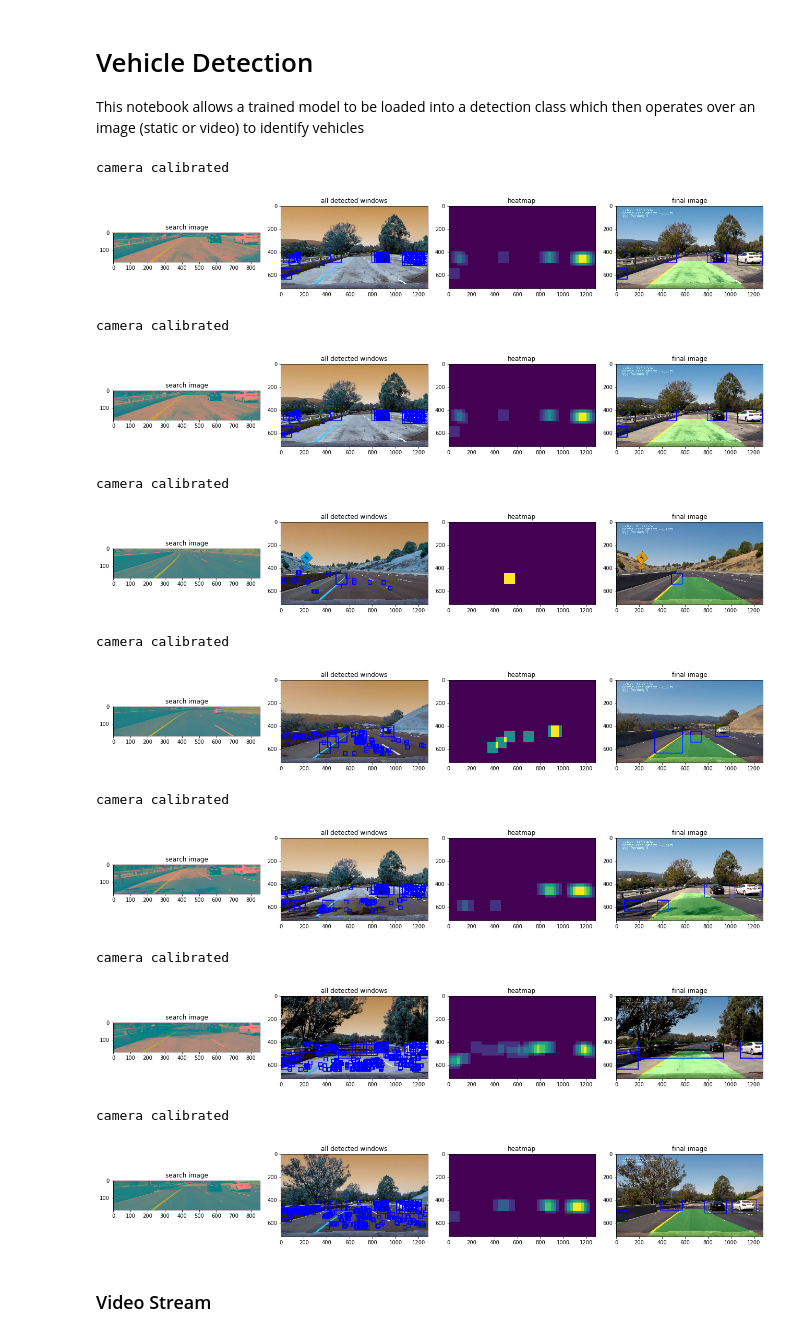
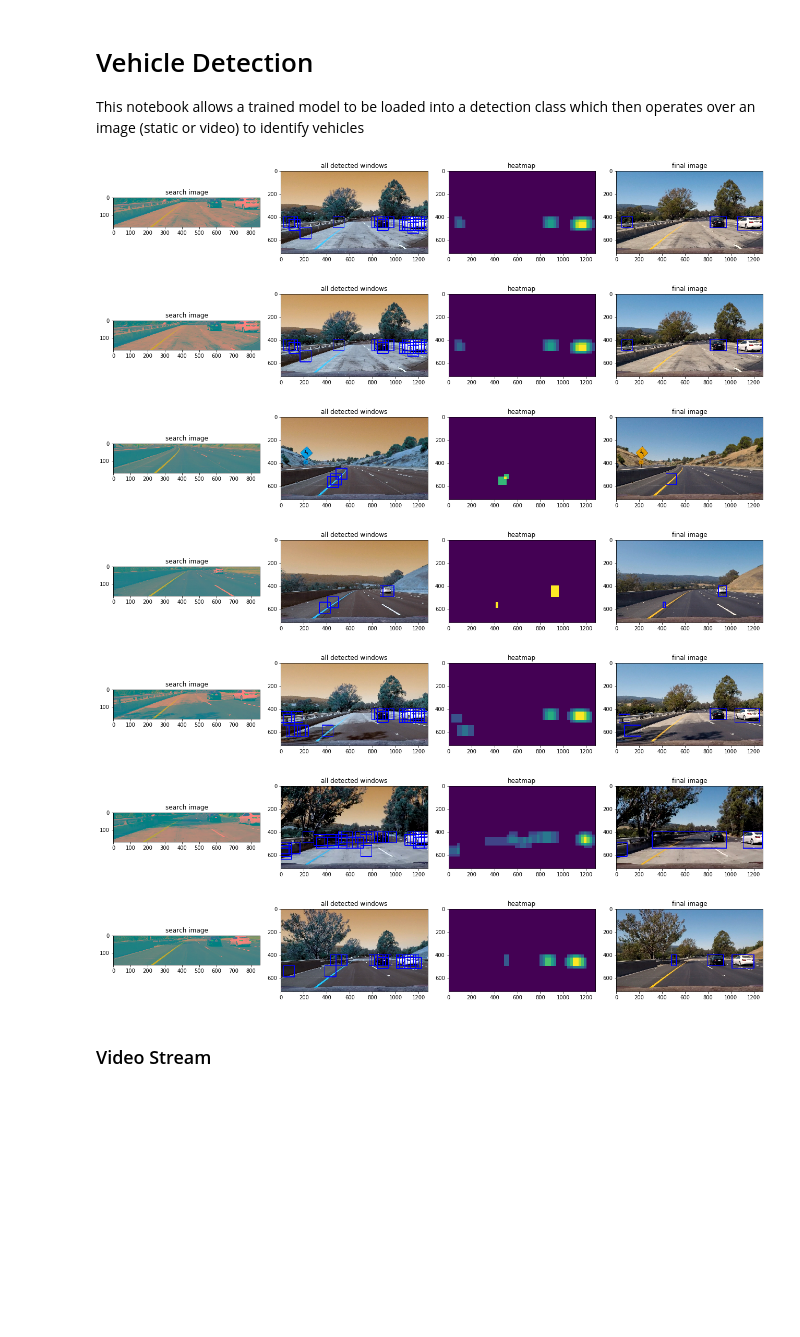
Before and after one commit to escolmebartlebooth/usdc-t1-p5-vehicle-detection, a Jupyter notebook: vehicle_detection.ipynb, the cells around one changed output. Drawn from its saved outputs; the diff is of its cells as text; code cells hidden in the pictures; blank space fills up the shorter version.

Commit message:
reset features and models, updated write up

```diff
--- a/vehicle_detection.ipynb
+++ b/vehicle_detection.ipynb
@@ -18,8 +18,8 @@ import collections
 # %%
 class vehicle_detector:
 
-    def __init__(self, params=None, model=None, scaler = None, scales=[0.5, 1.5], crop=(400,656),
-                 mode='single', threshold=1, frames=5, add_lanes=False):
+    def __init__(self, params=None, model=None, scaler = None, scales=[1.5], crop=(400,656),
+                 mode='single', threshold=1, frames=1, add_lanes=False):
         self.extraction_params = params
         self.model = model
         self.scaler = scaler
@@ -34,8 +34,8 @@ class vehicle_detector:
             'YUV': cv2.COLOR_BGR2YUV,
             'YCrCb': cv2.COLOR_BGR2YCrCb
         }
-        self.average_over_frames = frames
-        self.detected_windows = collections.deque(maxlen=self.average_over_frames)
+        self.over_frames = frames
+        self.detected_windows = collections.deque(maxlen=self.over_frames)
         self.window_threshold = threshold
 
         # calibrate the camera
@@ -307,7 +307,7 @@ class vehicle_detector:
         # Find final boxes from heatmap using label function
         labels = label(heatmap)
         # color_convert
-        draw_img = self.draw_labeled_bboxes(img, labels)
+        output_img = self.draw_labeled_bboxes(img, labels)
 
         if self.add_lanes:
             # get the binary threshold across sobel_absx and hsv on an undistorted image
@@ -336,7 +336,7 @@ class vehicle_detector:
 
             lines_to_plot = self.get_plot_lines(transformed)
 
-            draw_img = ld.draw_output(draw_img, transformed,
+            output_img = ld.draw_output(output_img, transformed,
                                   lines_to_plot[1],
                                   lines_to_plot[2],
                                   lines_to_plot[0],
@@ -346,9 +346,9 @@ class vehicle_detector:
                                   self.bad_frames)
 
         if self.mode == 'single':
-            return draw_img, heatmap, win_img, search_img
+            return output_img, heatmap, win_img, search_img
         else:
-            return draw_img
+            return output_img
 # %%
 filename = 'model.pkl'
 pkl_file = open(filename, 'rb')
@@ -364,9 +364,7 @@ features_file = open(filename, 'rb')
 features = pickle.load(features_file)
 features_file.close()
 
-detector = vehicle_detector(features, model, scaler, add_lanes=True)
+detector = vehicle_detector(features, model, scaler, add_lanes=False, scales=[1.5], threshold=1)
-# %% [output]
-camera calibrated
 # %%
 img = cv2.imread('test_images/test1.jpg')
 draw_img, heatmap, win_img, search_img = detector.process_image(img)
@@ -397,34 +395,28 @@ img_list = [
 ]
 print_img(img_list)
 # %% [output]
-[figure, old version]
+[figure, new version]
 # %%
 # let's do the test images...
 imgs = glob.glob('test_images/*.jpg', recursive=True)
 for img in imgs:
-    detector = vehicle_detector(features, model, scaler, add_lanes=True)
+    detector = vehicle_detector(features, model, scaler, add_lanes=False, scales=[1.5], threshold=1)
     img = cv2.imread(img)
     draw_img, heatmap, win_img, search_img = detector.process_image(img)
     img_list = [
         [search_img, 'search image'],
         [win_img, 'all detected windows'],
         [heatmap, 'heatmap'],
         [draw_img, 'final image']
     ]
     print_img(img_list)
 # %% [output]
-camera calibrated
-[figure, old version]
+[figure, new version]
-camera calibrated
-[figure, old version]
+[figure, new version]
-camera calibrated
-[figure, old version]
+[figure, new version]
-camera calibrated
-[figure, old version]
+[figure, new version]
-camera calibrated
-[figure, old version]
+[figure, new version]
-camera calibrated
-[figure, old version]
+[figure, new version]
 # %% [markdown]
 ### Video Stream
 # %%
```
Also changed, not shown: parts of 2 cells of this notebook, 6 other files.
